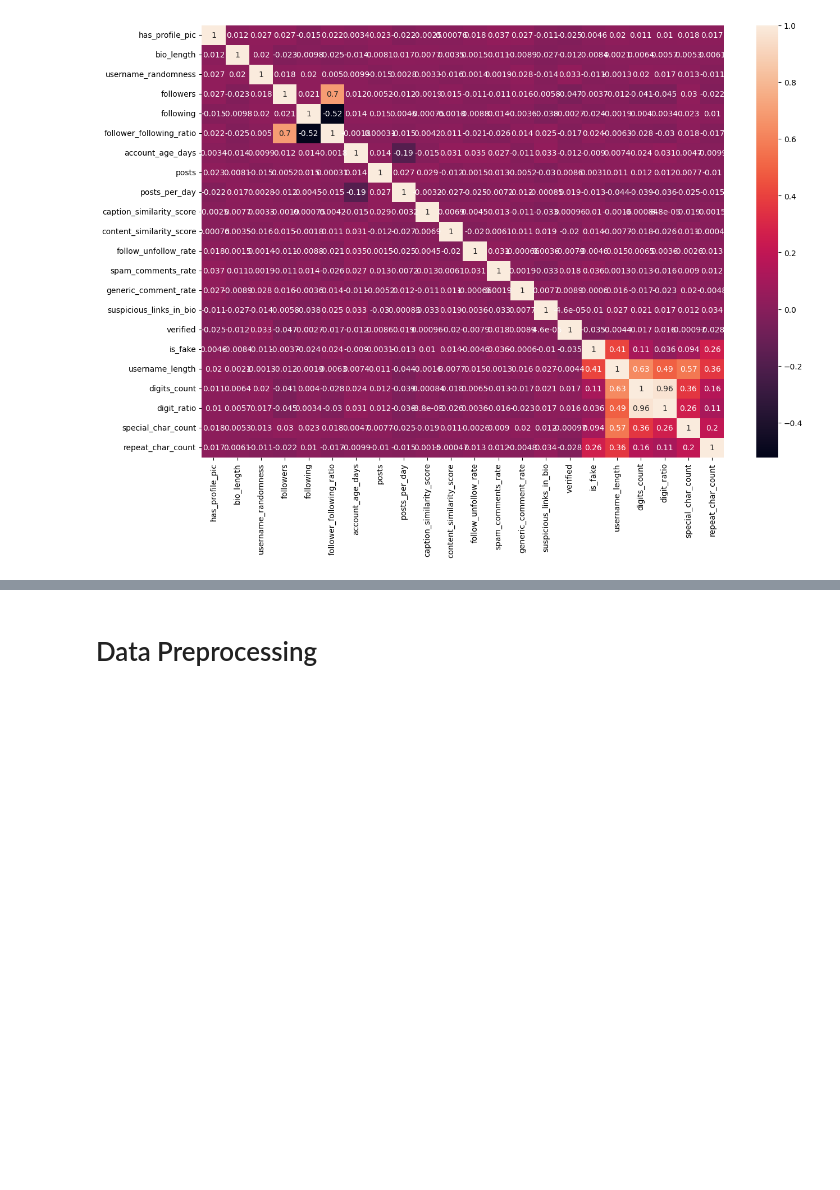
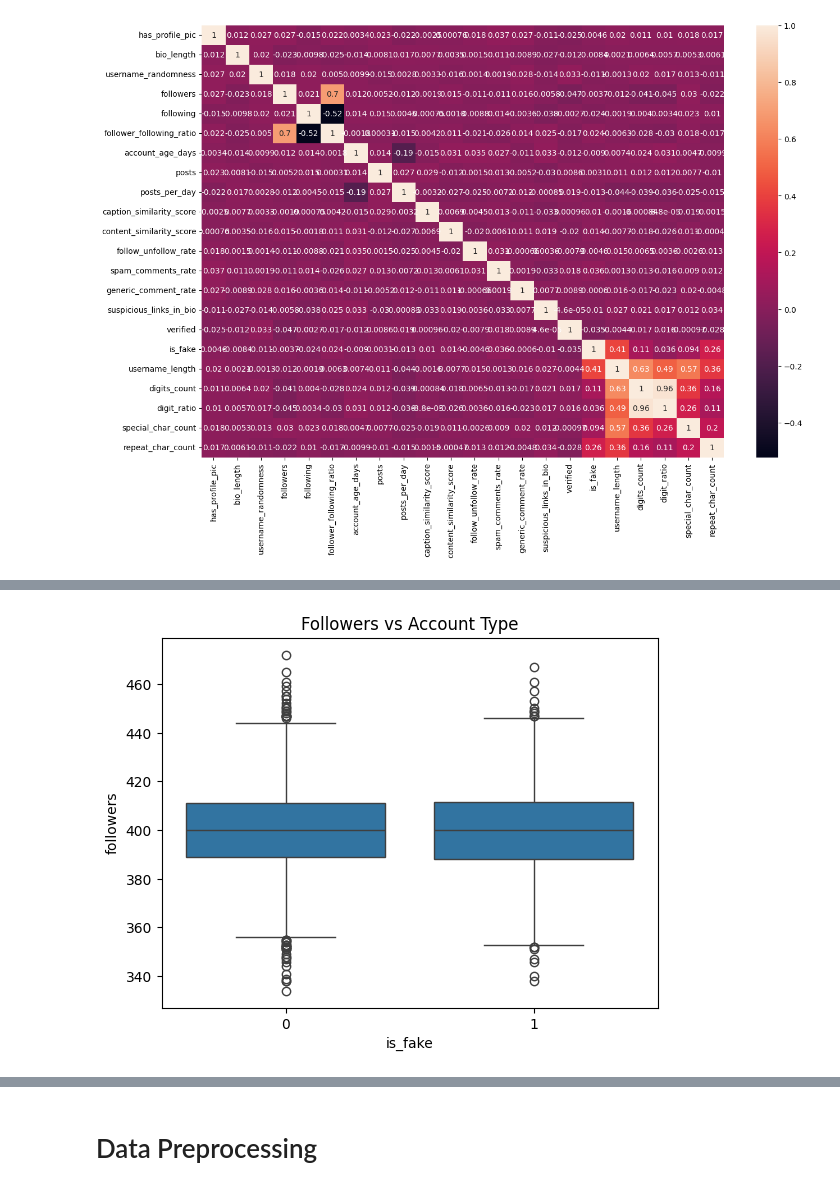
Before and after one commit to SATYA012904/ml-fake-social-media-detection, a Jupyter notebook: Fake_SocialMedia_Account_detection.ipynb, the cells around one changed output, grey strips where cells are left out. Cells and saved outputs as stored; diff of their text form; code cells hidden in the pictures; blank space fills up the shorter version.

```diff
--- a/Fake_SocialMedia_Account_detection.ipynb
+++ b/Fake_SocialMedia_Account_detection.ipynb
@@ -179,0 +210,6 @@ sns.heatmap(data.corr(numeric_only=True),annot=True)
+# %%
+sns.boxplot(x='is_fake', y='followers', data=data)
+plt.title("Followers vs Account Type")
+plt.show()
+# %% [output]
+[figure, added]
```
Also changed, not shown: parts of 7 cells of this notebook.
